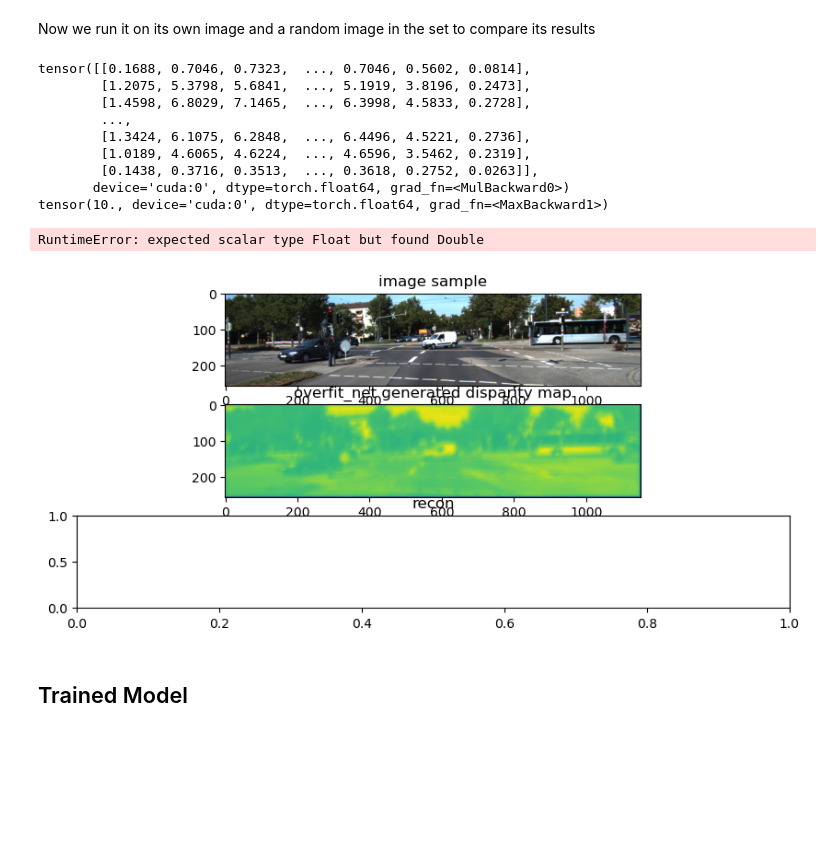
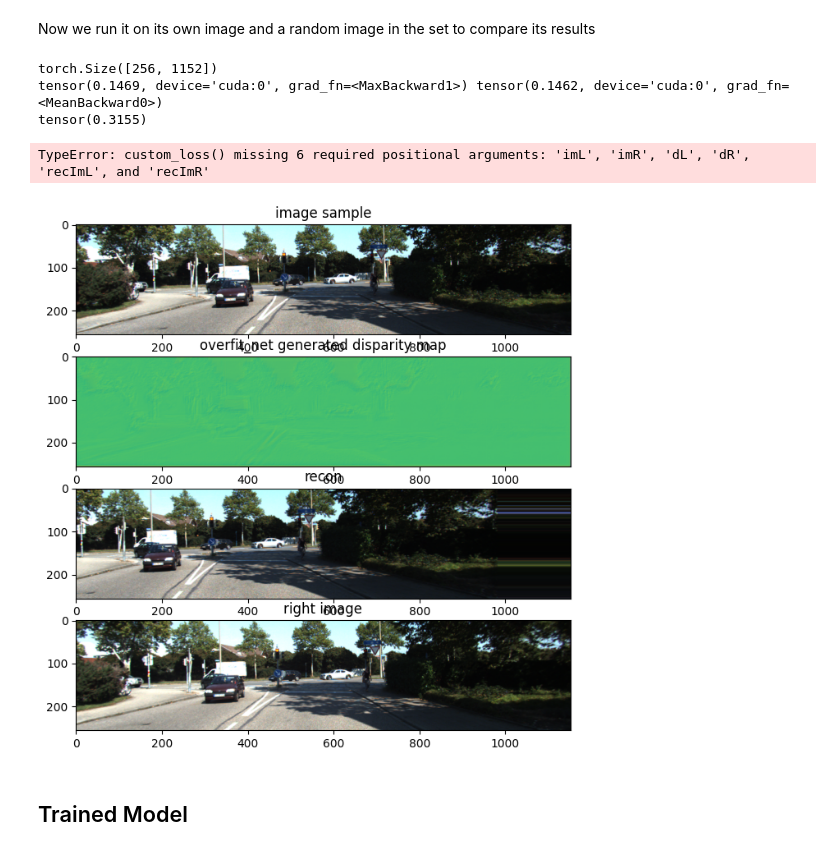
Before and after one commit to OliverTattersall/monoDepthEstim, a Jupyter notebook: FinalProj-poo.ipynb, the cells around one changed output. Saved outputs shown, nothing was run; the diff lists cells and outputs as text; code cells hidden in the pictures; blank space fills up the shorter version.

Commit message:
modifying reconstruction and error functions

```diff
--- a/FinalProj-poo.ipynb
+++ b/FinalProj-poo.ipynb
@@ -558,8 +626,8 @@ def ssim(img1, img2):
 
     ssim_map = ((2 * mu1 * mu2 + C1) * (2 * sigma12 + C2)) / \
                ((mu1 ** 2 + mu2 ** 2 + C1) * (sigma1 + sigma2 + C2))
-    # return torch.clamp((1 - ssim_map) / 2, 0, 1)
-    return ssim_map
+    return torch.clamp((1 - ssim_map) / 2, 0, 1)
+    # return ssim_map
 
 def gradient_x(img):
     return img[:, :, :, :-1] - img[:, :, :, 1:]
@@ -571,10 +639,11 @@ def gradient_y(img):
 def appearance_loss(img, recon, alpha):
     l1 = torch.abs(img - recon)
     ssim_loss = ssim(img, recon) #(1 - SSIM)/2 built in already
+    return (alpha * ssim_loss.mean()) + (1-alpha)*l1.mean()
     return (alpha * (1 - ssim_loss.mean()) / 2) + ((1 - alpha) * l1.mean())
 
-def appearance_loss(img, recon, alpha):
-    return torch.square(img - recon).sum()/(img.shape[2]*img.shape[3])
+# def appearance_loss(img, recon, alpha):
+#     return torch.square(img - recon).sum()/(img.shape[2]*img.shape[3])
 
 def disparity_smoothness(disp, img):
     disp_grad_x = gradient_x(disp)
@@ -632,14 +701,14 @@ def lr_consistency_loss(disp_left, disp_right):
     sampled_left = F.grid_sample(disp_left, grid_warped_left, mode='bilinear', padding_mode='border', align_corners=True)
 
     # L1 loss between disparity and its warped counterpart
-    print(torch.isinf(disp_left).any())
+    # print(torch.isinf(disp_left).any())
     loss_left = torch.abs(disp_left - sampled_right).mean()
     loss_right = torch.abs(disp_right - sampled_left).mean()
 
     return loss_left + loss_right
 
 
-def custom_loss(imL, imR, dL, dR, recImL, recImR, alpha=0.85, alpha_ap=100.0, alpha_ds=0.1, alpha_lr=0.1):
+def custom_loss(imL, imR, dL, dR, recImL, recImR, alpha=0.85, alpha_ap=1.0, alpha_ds=0.1, alpha_lr=0.1):
 
     loss_ap = appearance_loss(imL, recImL, alpha) + appearance_loss(imR, recImR, alpha)
     print("loss_ap", loss_ap)
@@ -665,7 +734,8 @@ dL = tF.to_tensor(Image.open("Backpack-perfect/disp0.pfm"))[None]
 dL[torch.isinf(dL)] = 0
 dR = tF.to_tensor(Image.open("Backpack-perfect/disp1.pfm"))[None]
 dR[torch.isinf(dR)] = 0
-
+dL = dL/dL.shape[3]
+dR = dR/dR.shape[3]
 poop = torch.zeros(dL.shape)
 
 print("Bad loss: ", custom_loss(imL, imR, poop, poop, reconStruct(imR, poop, True), reconStruct(imL, poop, False)))
@@ -781,7 +862,7 @@ def train_net(loader, net, optimizer, EPOCH):
 First, we are going to train an overfit net to a single image to get a sanity check that the error function and model are working as intended
 # %%
 def get_optimizer(net):
-    optimizer = torch.optim.SGD(net.parameters(), lr=0.001, momentum=0.9, weight_decay=1e-4)
+    optimizer = torch.optim.SGD(net.parameters(), lr=1e-4, momentum=0.9, weight_decay=1e-4)
     return optimizer
 # %%
 %%time
@@ -833,54 +914,51 @@ dL1 = overfit_net.forward(im1[None])[0, 0]
 
 def increase_disparity_diff(dMap):
     dMap = dMap / torch.max(dMap)
-    dMap = torch.float_power(dMap, 12)*10
+    dMap = torch.float_power(dMap, 140)*50
     return dMap
 
-dL1 = increase_disparity_diff(dL1)
+# tF.convert_image_dtype
+# dL1 = tF.convert_image_dtype(increase_disparity_diff(dL1))
 
-print(dL1)
-print(torch.max(dL1))
 
-fig = plt.figure(figsize=(10,6))
+print(dL1.shape)
+print(torch.max(dL1), torch.mean(dL1))
+
+fig = plt.figure(figsize=(10,8))
 ax = fig.add_subplot(4,1,1)
 plt.title('image sample')
 ax.imshow(im1.cpu().permute(1, 2, 0).numpy())
 ax = fig.add_subplot(4,1,2)
 plt.title("overfit_net generated disparity map")
-ax.imshow(dL1.cpu().detach().numpy()*20)
+ax.imshow(dL1.cpu().detach().numpy())
 ax = fig.add_subplot(4, 1, 3)
 plt.title("recon")
-ax.imshow(reconStruct(im1[None].cpu().detach(), dL1[None].cpu().detach()*15, False)[0].permute(1, 2, 0))
+ax.imshow(reconStruct(im1[None].cpu().detach(), dL1[None].cpu().detach(), False)[0].permute(1, 2, 0))
 ax = fig.add_subplot(4, 1, 4)
-plt.title("recon")
+plt.title("right image")
 ax.imshow(imR.permute(1, 2, 0))
 
-print(appearance_loss(imR[None], reconStruct(im1[None].cpu().detach(), dL1[None].cpu().detach()*14, False), 1))
+print(appearance_loss(imR[None], reconStruct(im1[None].cpu().detach(), dL1[None].cpu().detach(), False), 1))
 
+print(custom_loss())
 # ax = fig.add_subplot(2,3,3)
 # plt.title("ground truth disparity map")
 # ax.imshow(gt1)
 # ax = fig.add_subplot(2,3,4)
 # plt.title('image sample')
 # ax.imshow(im2)
 # ax = fig.add_subplot(2,3,5)
 # plt.title("overfit_net generated disparity map")
 # ax.imshow(dL2)
 # ax = fig.add_subplot(2,3,6)
 # plt.title("ground truth disparity map")
 # ax.imshow(gt2)
 # %% [output]
-tensor([[0.1688, 0.7046, 0.7323,  ..., 0.7046, 0.5602, 0.0814],
-        [1.2075, 5.3798, 5.6841,  ..., 5.1919, 3.8196, 0.2473],
-        [1.4598, 6.8029, 7.1465,  ..., 6.3998, 4.5833, 0.2728],
-        ...,
-        [1.3424, 6.1075, 6.2848,  ..., 6.4496, 4.5221, 0.2736],
-        [1.0189, 4.6065, 4.6224,  ..., 4.6596, 3.5462, 0.2319],
-        [0.1438, 0.3716, 0.3513,  ..., 0.3618, 0.2752, 0.0263]],
-       device='cuda:0', dtype=torch.float64, grad_fn=<MulBackward0>)
-tensor(10., device='cuda:0', dtype=torch.float64, grad_fn=<MaxBackward1>)
+torch.Size([256, 1152])
+tensor(0.1469, device='cuda:0', grad_fn=<MaxBackward1>) tensor(0.1462, device='cuda:0', grad_fn=<MeanBackward0>)
+tensor(0.3155)
-RuntimeError: expected scalar type Float but found Double
+TypeError: custom_loss() missing 6 required positional arguments: 'imL', 'imR', 'dL', 'dR', 'recImL', and 'recImR'
-[figure, old version]
+[figure, new version]
 # %% [markdown]
 ## Trained Model
 # %%
```
Also changed, not shown: parts of 12 cells of this notebook, 16 other files.
